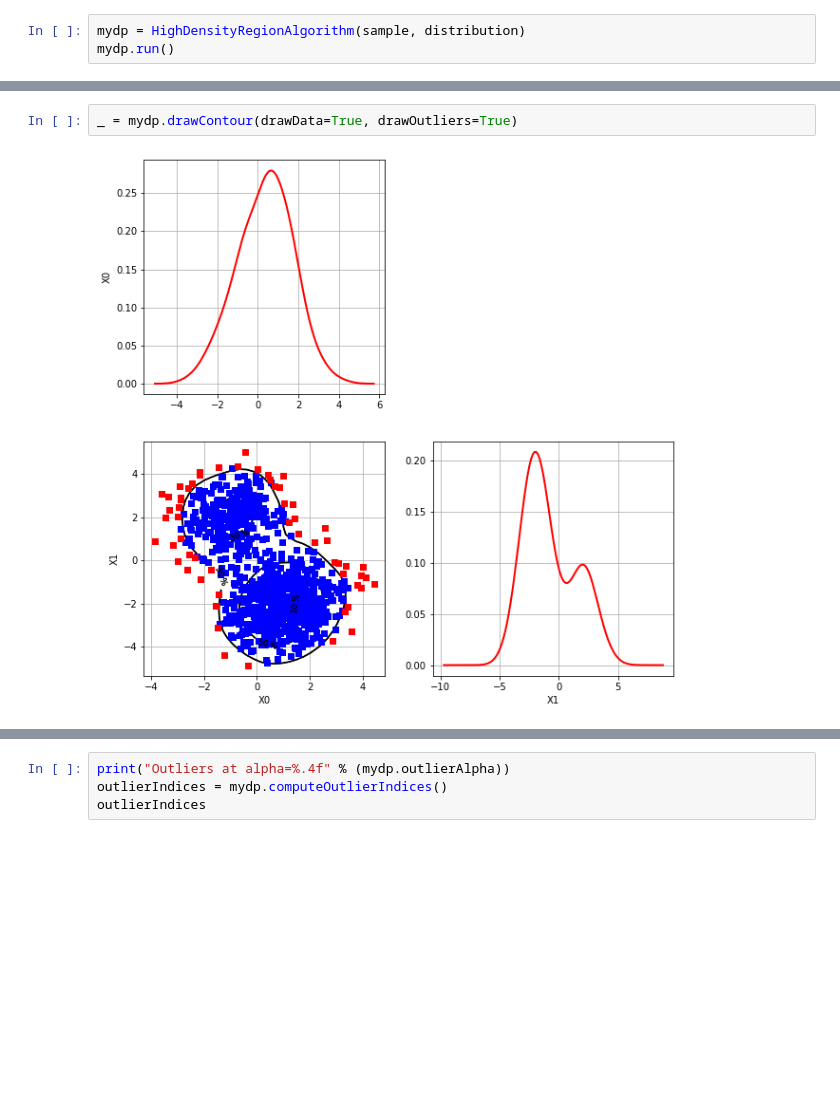
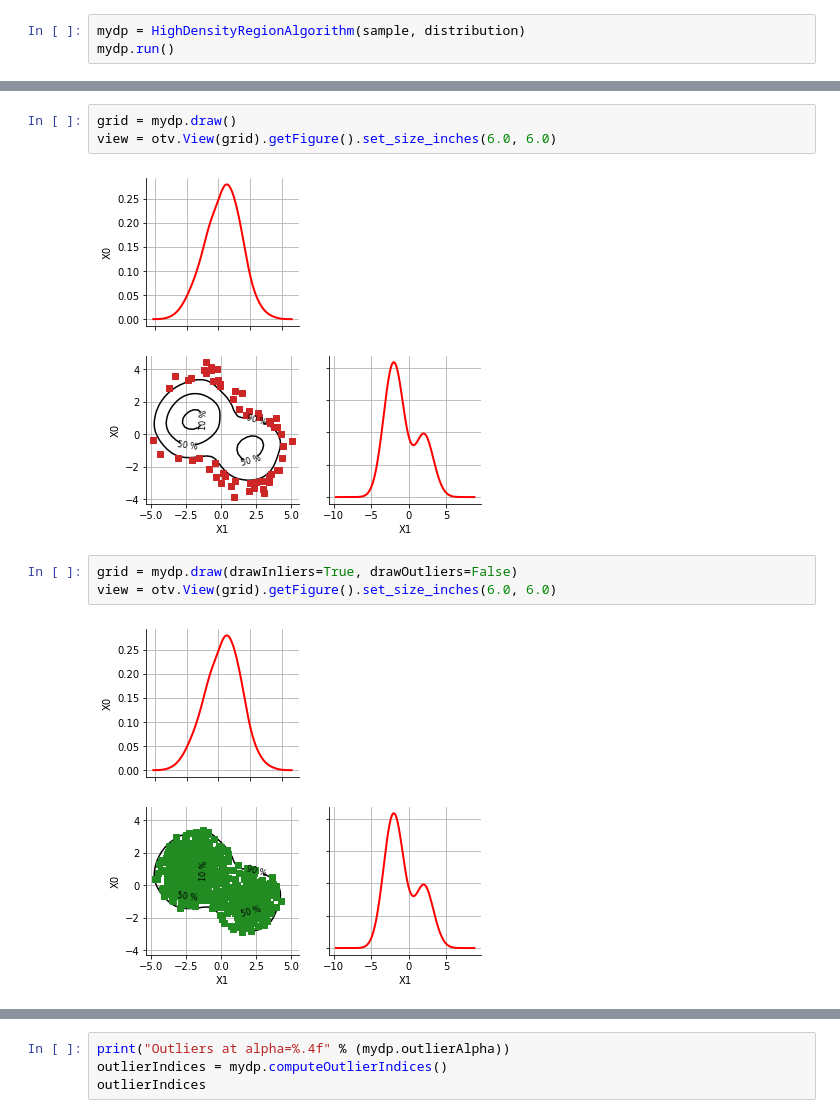
Before and after one commit to mbaudin47/othdrplot, a Jupyter notebook: doc/examples/HighDensityRegionAlgorithm-example.ipynb, the cells around one changed output, grey strips where cells are left out. Cells and saved outputs as stored; diff of their text form; blank space fills up the shorter version.

```diff
--- a/doc/examples/HighDensityRegionAlgorithm-example.ipynb
+++ b/doc/examples/HighDensityRegionAlgorithm-example.ipynb
@@ -59,4 +52,10 @@ _ = mydp.drawContour(drawData=False, drawOutliers=True)
-# %%
-_ = mydp.drawContour(drawData=True, drawOutliers=True)
-# %% [output]
-[figure, removed]
+# %%
+grid = mydp.draw()
+view = otv.View(grid).getFigure().set_size_inches(6.0, 6.0)
+# %% [output]
+[figure, added]
+# %%
+grid = mydp.draw(drawInliers=True, drawOutliers=False)
+view = otv.View(grid).getFigure().set_size_inches(6.0, 6.0)
+# %% [output]
+[figure, added]
```
Also changed, not shown: parts of 4 cells of this notebook, 9 other files.
